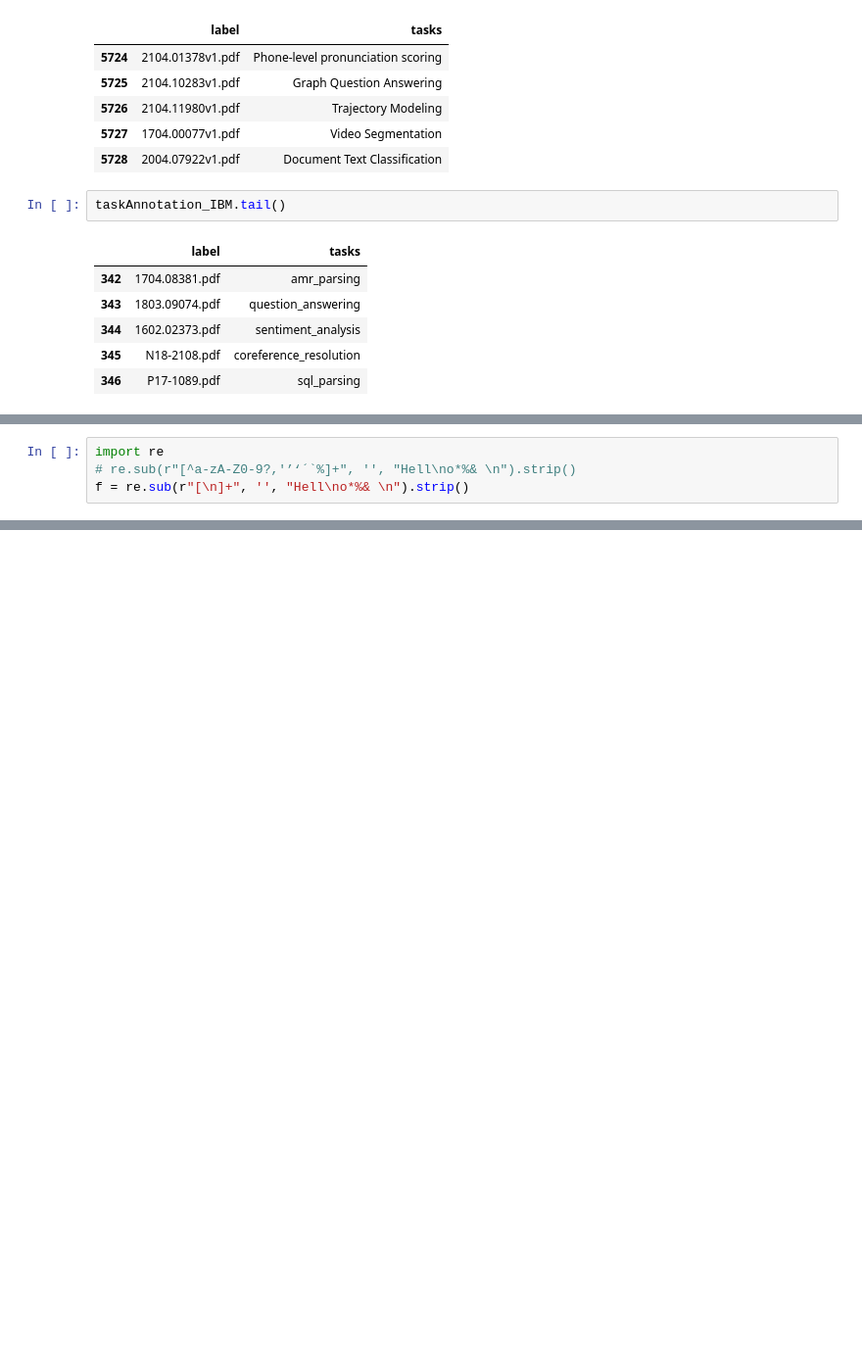
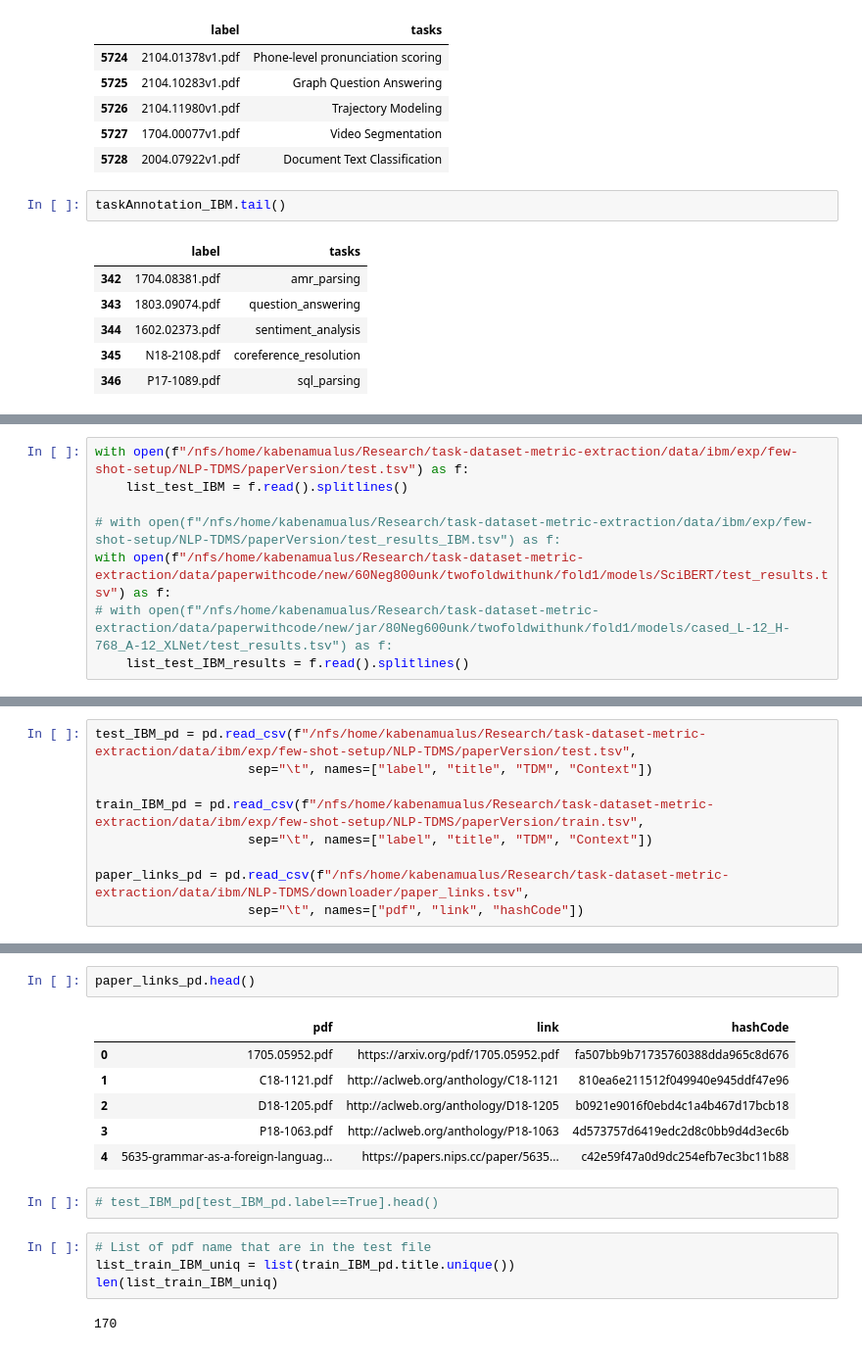
Before and after one commit to Kabongosalomon/task-dataset-metric-nli-extraction, a Jupyter notebook: notebooks/Creat_IBM_like_dataset.ipynb, the cells around one changed output, grey strips where cells are left out. Shown at 98% size. Drawn from its saved outputs; the diff is of its cells as text; blank space fills up the shorter version.

```diff
--- a/notebooks/Creat_IBM_like_dataset.ipynb
+++ b/notebooks/Creat_IBM_like_dataset.ipynb
@@ -460,4 +432,0 @@ tdm[tdm.count_tdm>800].head()
-# %%
-import re
-# re.sub(r"[^a-zA-Z0-9?,'’‘´`%]+", '', "Hell\no*%& \n").strip()
-f = re.sub(r"[\n]+", '', "Hell\no*%& \n").strip()
@@ -467,0 +433,8 @@ f
+# %%
+with open(f"/nfs/home/kabenamualus/Research/task-dataset-metric-extraction/data/ibm/exp/few-shot-setup/NLP-TDMS/paperVersion/test.tsv") as f:
+    list_test_IBM = f.read().splitlines()
+
+# with open(f"/nfs/home/kabenamualus/Research/task-dataset-metric-extraction/data/ibm/exp/few-shot-setup/NLP-TDMS/paperVersion/test_results_IBM.tsv") as f:
+with open(f"/nfs/home/kabenamualus/Research/task-dataset-metric-extraction/data/paperwithcode/new/60Neg800unk/twofoldwithunk/fold1/models/SciBERT/test_results.tsv") as f:
+# with open(f"/nfs/home/kabenamualus/Research/task-dataset-metric-extraction/data/paperwithcode/new/jar/80Neg600unk/twofoldwithunk/fold1/models/cased_L-12_H-768_A-12_XLNet/test_results.tsv") as f:
+    list_test_IBM_results = f.read().splitlines()
@@ -467,0 +538,9 @@ f
+# %%
+test_IBM_pd = pd.read_csv(f"/nfs/home/kabenamualus/Research/task-dataset-metric-extraction/data/ibm/exp/few-shot-setup/NLP-TDMS/paperVersion/test.tsv",
+                    sep="\t", names=["label", "title", "TDM", "Context"])
+
+train_IBM_pd = pd.read_csv(f"/nfs/home/kabenamualus/Research/task-dataset-metric-extraction/data/ibm/exp/few-shot-setup/NLP-TDMS/paperVersion/train.tsv",
+                    sep="\t", names=["label", "title", "TDM", "Context"])
+
+paper_links_pd = pd.read_csv(f"/nfs/home/kabenamualus/Research/task-dataset-metric-extraction/data/ibm/NLP-TDMS/downloader/paper_links.tsv",
+                    sep="\t", names=["pdf", "link", "hashCode"])
@@ -467,0 +565,17 @@ f
+# %%
+paper_links_pd.head()
+# %% [output]
+|  | pdf | link | hashCode |
+| 0 | 1705.05952.pdf | https://arxiv.org/pdf/1705.05952.pdf | fa507bb9b71735760388dda965c8d676 |
+| 1 | C18-1121.pdf | http://aclweb.org/anthology/C18-1121 | 810ea6e211512f049940e945ddf47e96 |
+| 2 | D18-1205.pdf | http://aclweb.org/anthology/D18-1205 | b0921e9016f0ebd4c1a4b467d17bcb18 |
+| 3 | P18-1063.pdf | http://aclweb.org/anthology/P18-1063 | 4d573757d6419edc2d8c0bb9d4d3ec6b |
+| 4 | 5635-grammar-as-a-foreign-languag... | https://papers.nips.cc/paper/5635... | c42e59f47a0d9dc254efb7ec3bc11b88 |
+# %%
+# test_IBM_pd[test_IBM_pd.label==True].head()
+# %%
+# List of pdf name that are in the test file
+list_train_IBM_uniq = list(train_IBM_pd.title.unique())
+len(list_train_IBM_uniq)
+# %% [output]
+170
```
Also changed, not shown: parts of 61 cells of this notebook, 26 other files.
